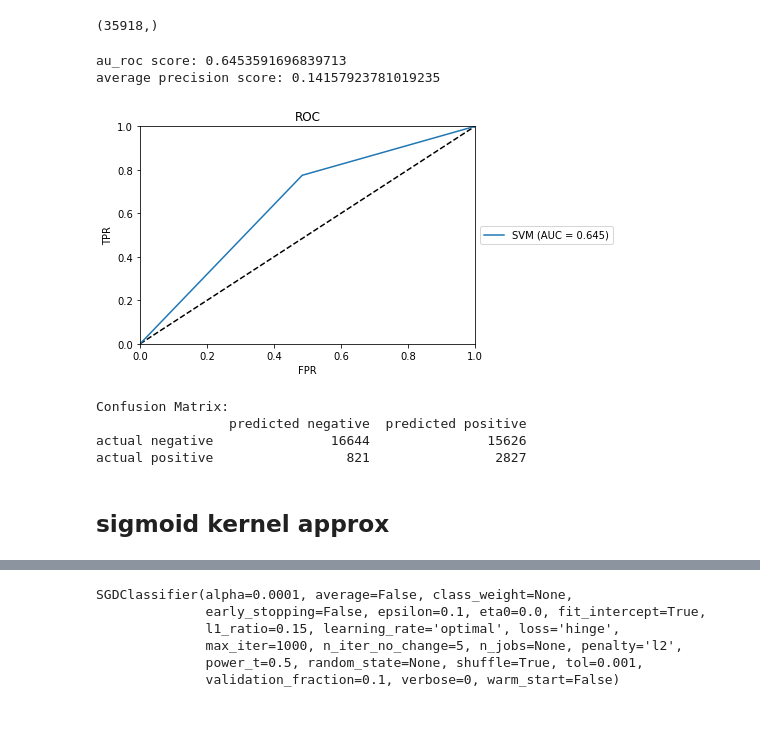
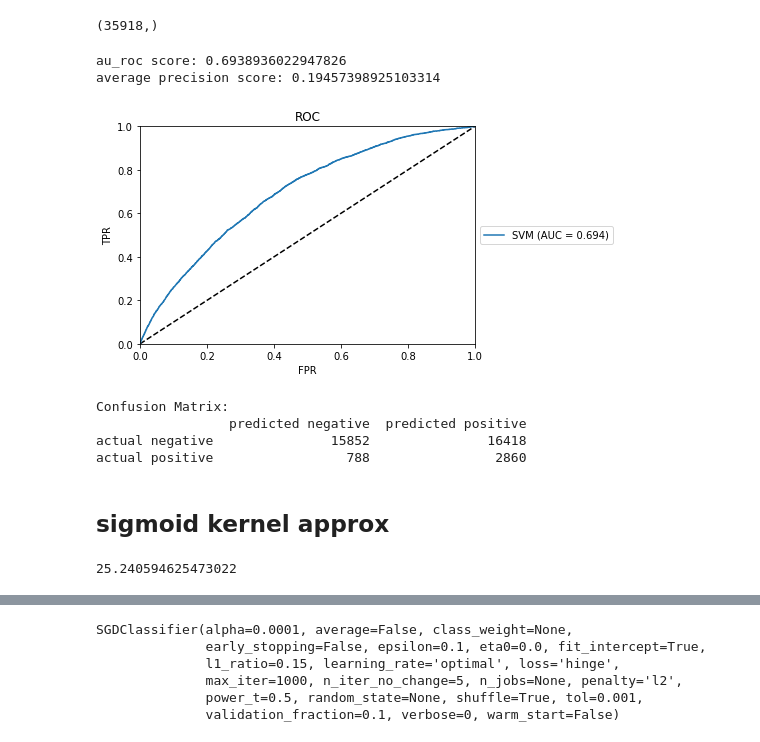
Before and after one commit to cc6580/DSGA1003_Proj, a Jupyter notebook: cc_SVM.ipynb, the cells around one changed output, grey strips where cells are left out. Saved outputs shown, nothing was run; the diff lists cells and outputs as text; code cells hidden in the pictures.

```diff
--- a/cc_SVM.ipynb
+++ b/cc_SVM.ipynb
@@ -422,0 +655,3 @@ actual positive                 945                2703
+# %%
+# fit the model to our training data
+sgd.fit(tfidf12_train_X_extra, train_y_ros_arr)
@@ -440,8 +705,10 @@ The Nystroem method, as implemented in `Nystroem` is a general method for low-ra
 rbf_kernel = Nystroem(kernel = 'rbf',
                       random_state=1,
                       gamma = 1,
-                      n_components=700)
+                      n_components=400)
 # %%
 # kernel transform our input data, so for both train and validation
-tfidf_train_X_extra_rbf = rbf_kernel.fit_transform(tfidf_train_X_extra)
+start = time.time()
+tfidf_train_X_extra_rbf = rbf_kernel.fit_transform(tfidf_train_X_extra, train_y_ros_arr)
 tfidf_val_X_extra_rbf = rbf_kernel.transform(tfidf_val_X_extra)
+print('time:', time.time()-start)
@@ -466,20 +735,24 @@ SGDClassifier(alpha=0.0001, average=False, class_weight=None,
 # predict the labels for our validation set
 val_pred = sgd.predict(tfidf_val_X_extra_rbf)
 # this returns a ndarray of shape (n_samples, )
+
+# predict the confidence score for our validation set
+val_score = sgd.decision_function(tfidf_val_X_extra_rbf)
+# this returns a ndarray of shape (n_samples, )
 # %%
 val_pred.shape
 # %% [output]
 (35918,)
 # %%
-get_results(val_y_arr, val_pred)
+get_results(val_y_arr, val_pred, val_score)
 # %% [output]
-au_roc score: 0.6453591696839713
-average precision score: 0.14157923781019235
+au_roc score: 0.6938936022947826
+average precision score: 0.19457398925103314
-[figure, old version]
+[figure, new version]
 Confusion Matrix:
                  predicted negative  predicted positive
-actual negative               16644               15626
-actual positive                 821                2827
+actual negative               15852               16418
+actual positive                 788                2860
 # %% [markdown]
 ## sigmoid kernel approx
 # %%
@@ -491,7 +764,11 @@ sigmoid_kernel = Nystroem(kernel='sigmoid',
 # %%
 # kernel transform our input data, so for both train and validation
+start = time.time()
 tfidf_train_X_extra_sig = sigmoid_kernel.fit_transform(tfidf_train_X_extra)
 tfidf_val_X_extra_sig = sigmoid_kernel.transform(tfidf_val_X_extra)
+print(time.time() - start)
+# %% [output]
+25.240594625473022
 # %%
 tfidf_train_X_extra_sig.shape
 # %% [output]
```
Also changed, not shown: parts of 232 cells of this notebook.
